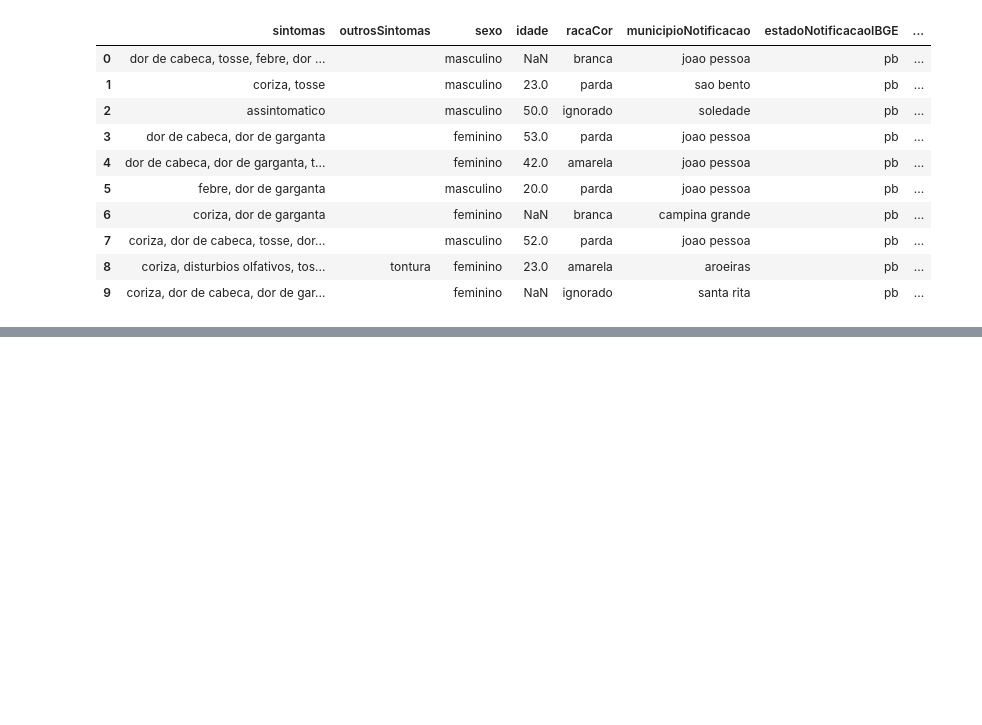
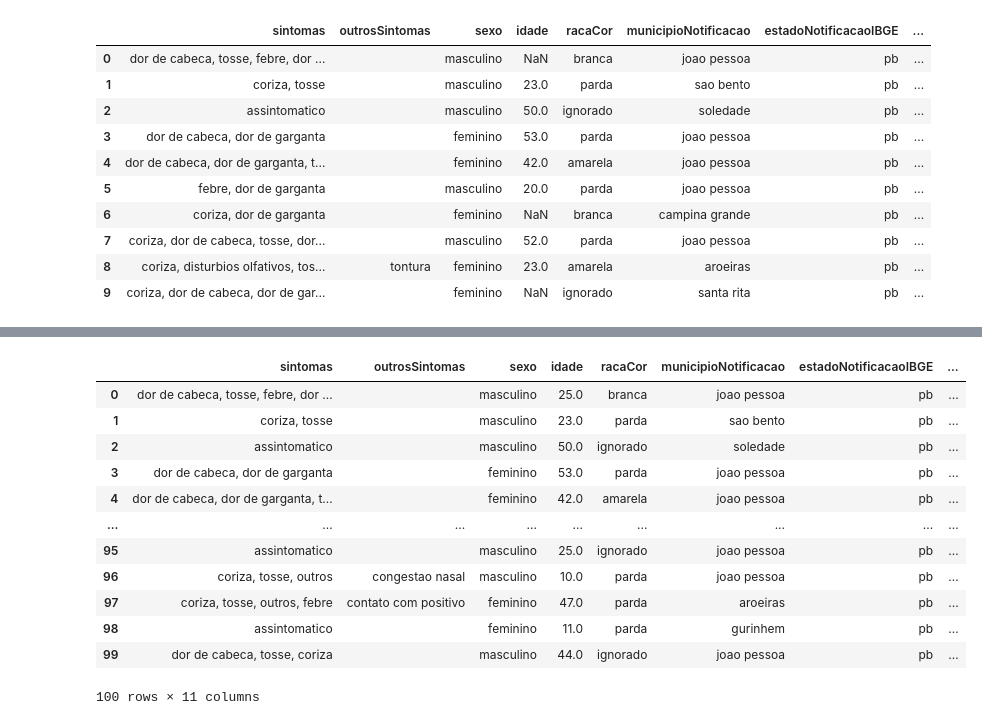
Before and after one commit to sheilallee/dataset, a Jupyter notebook: Projeto.ipynb, the cells around one changed output, grey strips where cells are left out. Cells and saved outputs as stored; diff of their text form; code cells hidden in the pictures; blank space fills up the shorter version.

```diff
--- a/Projeto.ipynb
+++ b/Projeto.ipynb
@@ -170,36 +170,20 @@ display(dataset_filtrado.head(10).style.format(format_dict))
 | 9 | Coriza, Dor de Cabeça, Dor de Gar... |  | Feminino | nan | Ignorado | Santa Rita | PB | ... |
 # %%
 # Garantir coluna de data como datetime
-colunas_data = ['DATANOTIFICACAO']
 
-def para_datetime(valor):
-    if pd.isna(valor):
-        return pd.NaT
-    if isinstance(valor, pd.Timestamp):
-        return valor
-    s = str(valor).strip()
-    if not s:
-        return pd.NaT
-    if re.fullmatch(r'\d{4}-\d{2}-\d{2}', s):
-        return pd.to_datetime(s, format='%Y-%m-%d', errors='coerce')
-    if re.fullmatch(r'\d{8}', s):
-        return pd.to_datetime(s, format='%Y%m%d', errors='coerce')
-    return pd.to_datetime(s, errors='coerce')
+colunas_data = [c for c in ['DATANOTIFICACAO'] if c in dataset_filtrado.columns]
 
 for c in colunas_data:
-    if c in dataset_filtrado.columns:
-        dataset_filtrado[c] = dataset_filtrado[c].apply(para_datetime)
+
+    try:
+        dataset_filtrado.loc[:, c] = pd.to_datetime(dataset_filtrado[c], errors='coerce', format='mixed')
+    except ValueError:
+        dataset_filtrado.loc[:, c] = pd.to_datetime(dataset_filtrado[c], errors='coerce')
 
 # Normalizar texto
 colunas_alvo_base = [
-    'sintomas',
-    'outrosSintomas',
-    'municipioNotificacao',
-    'evolucaoCaso',
-    'classificacaoFinal',
-    'sexo',
-    'racaCor',
-    'estadoNotificacaoIBGE'
+    'sintomas', 'outrosSintomas', 'municipioNotificacao', 'evolucaoCaso',
+    'classificacaoFinal', 'sexo', 'racaCor', 'estadoNotificacaoIBGE'
 ]
 
 # Mapeia nomes reais existentes no DataFrame independentemente de maiúsculas/minúsculas
@@ -256,2 +267,16 @@ ver_final.head(20)
 # %%
-dataset_filtrado.head(30)
+dataset_filtrado.head(100)
+# %% [output]
+|  | sintomas | outrosSintomas | sexo | idade | racaCor | municipioNotificacao | estadoNotificacaoIBGE | ... |
+| 0 | dor de cabeca, tosse, febre, dor ... |  | masculino | 25.0 | branca | joao pessoa | pb | ... |
+| 1 | coriza, tosse |  | masculino | 23.0 | parda | sao bento | pb | ... |
+| 2 | assintomatico |  | masculino | 50.0 | ignorado | soledade | pb | ... |
+| 3 | dor de cabeca, dor de garganta |  | feminino | 53.0 | parda | joao pessoa | pb | ... |
+| 4 | dor de cabeca, dor de garganta, t... |  | feminino | 42.0 | amarela | joao pessoa | pb | ... |
+| ... | ... | ... | ... | ... | ... | ... | ... | ... |
+| 95 | assintomatico |  | masculino | 25.0 | ignorado | joao pessoa | pb | ... |
+| 96 | coriza, tosse, outros | congestao nasal | masculino | 10.0 | parda | joao pessoa | pb | ... |
+| 97 | coriza, tosse, outros, febre | contato com positivo | feminino | 47.0 | parda | aroeiras | pb | ... |
+| 98 | assintomatico |  | feminino | 11.0 | parda | gurinhem | pb | ... |
+| 99 | dor de cabeca, tosse, coriza |  | masculino | 44.0 | ignorado | joao pessoa | pb | ... |
+100 rows × 11 columns
```
Also changed, not shown: parts of 5 cells of this notebook.
